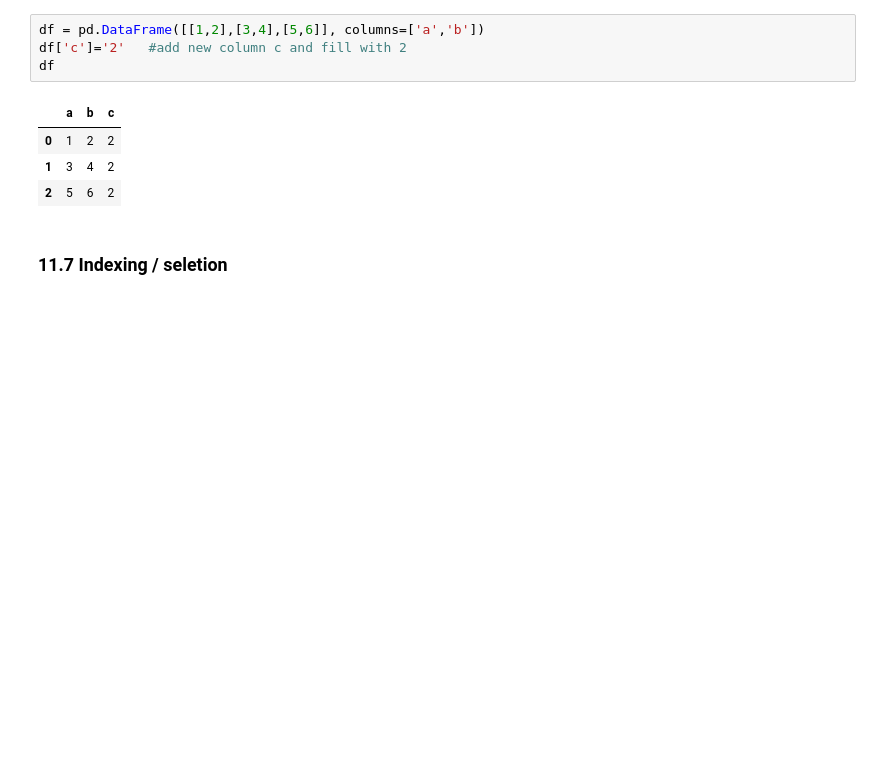
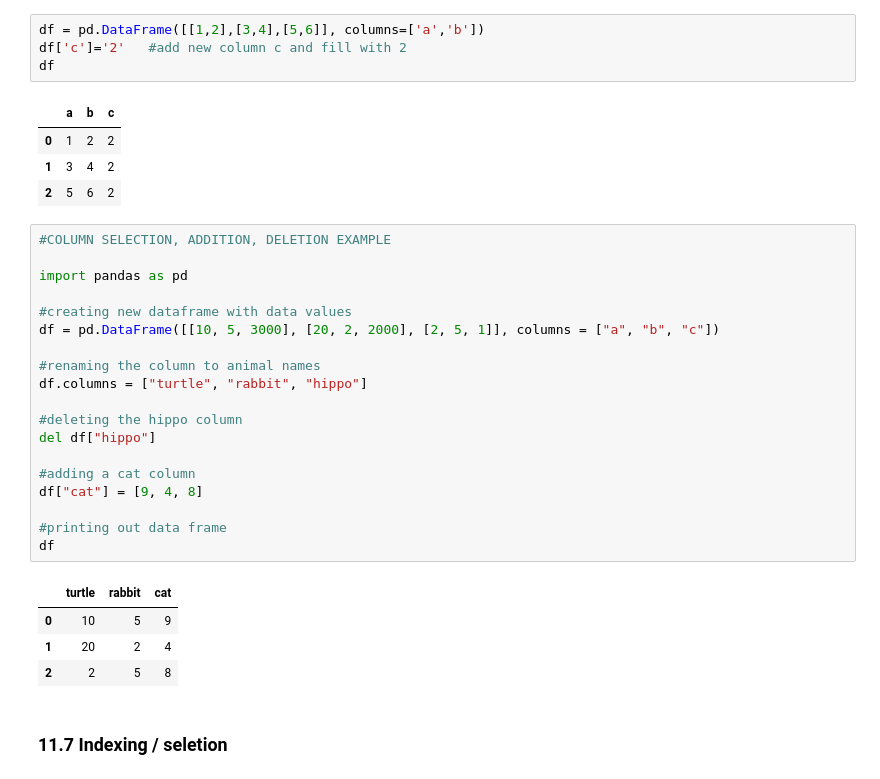
Before and after one commit to IAT-ExploringAI-2024/Week1-Introduction_to_Python, a Jupyter notebook: Introduction_to_Python.ipynb, the cells around one changed output. Drawn from its saved outputs; the diff is of its cells as text; blank space fills up the shorter version.

```diff
--- a/Introduction_to_Python.ipynb
+++ b/Introduction_to_Python.ipynb
@@ -1688,6 +1780,30 @@ df
 | 0 | 1 | 2 | 2 |
 | 1 | 3 | 4 | 2 |
 | 2 | 5 | 6 | 2 |
+# %%
+#COLUMN SELECTION, ADDITION, DELETION EXAMPLE
+
+import pandas as pd
+
+#creating new dataframe with data values
+df = pd.DataFrame([[10, 5, 3000], [20, 2, 2000], [2, 5, 1]], columns = ["a", "b", "c"])
+
+#renaming the column to animal names
+df.columns = ["turtle", "rabbit", "hippo"]
+
+#deleting the hippo column
+del df["hippo"]
+
+#adding a cat column
+df["cat"] = [9, 4, 8]
+
+#printing out data frame
+df
+# %% [output]
+|  | turtle | rabbit | cat |
+| 0 | 10 | 5 | 9 |
+| 1 | 20 | 2 | 4 |
+| 2 | 2 | 5 | 8 |
 # %% [markdown]
 ### 11.7 Indexing / seletion
 # %% [markdown]
```
Also changed, not shown: parts of 14 cells of this notebook.
